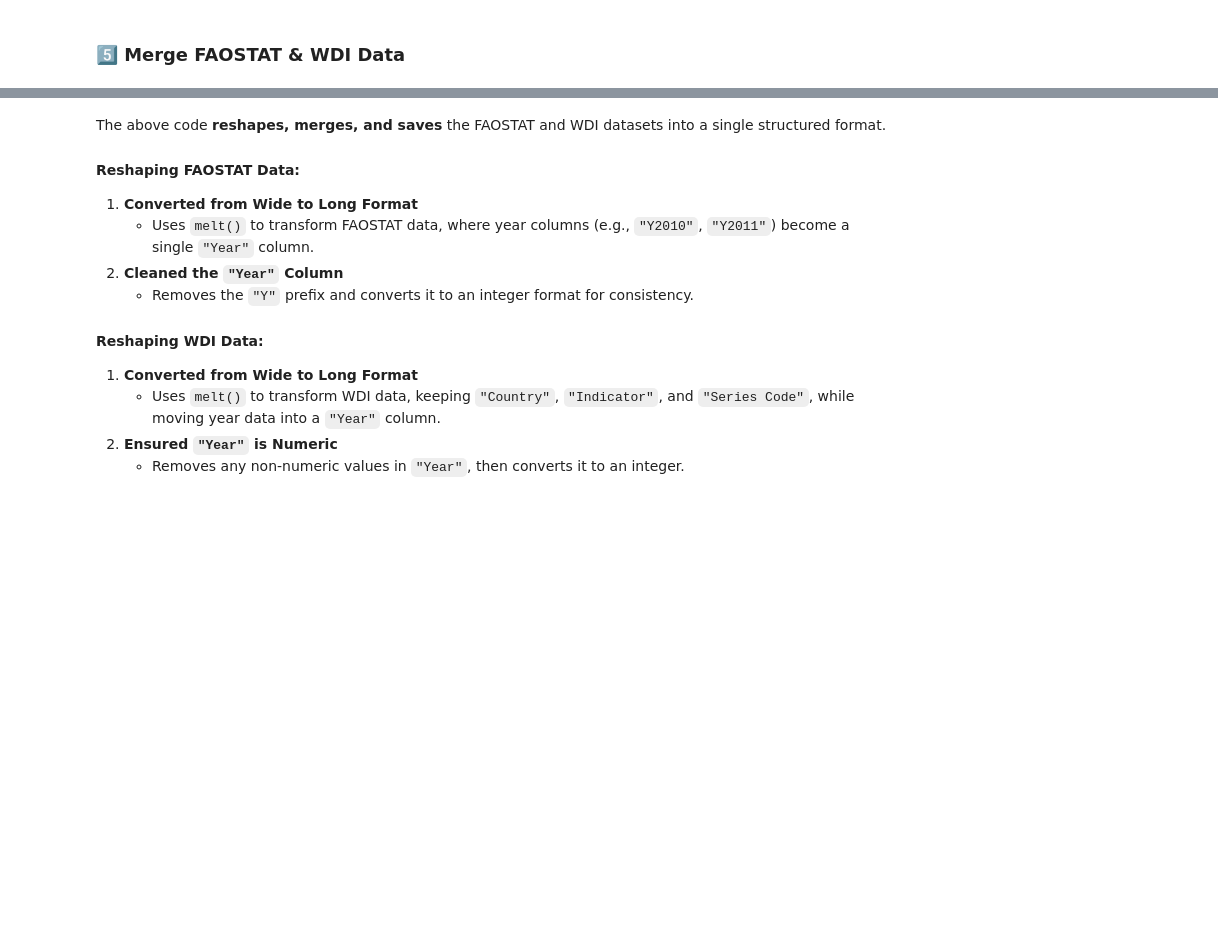
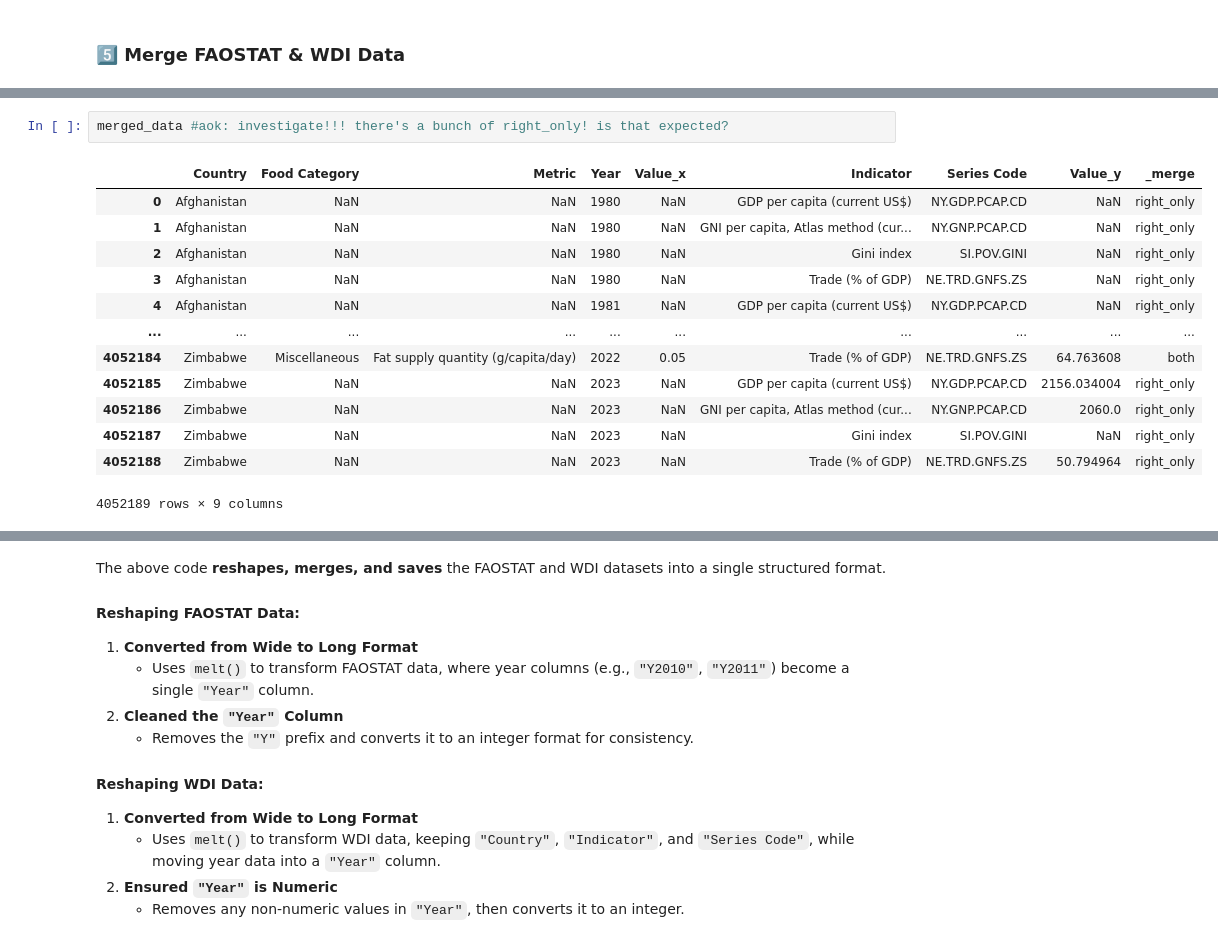
Before and after one commit to chetan-957/Data-Management-sp2025, a Jupyter notebook: ps2.ipynb, the cells around one changed output, grey strips where cells are left out. Saved outputs shown, nothing was run; the diff lists cells and outputs as text; blank space fills up the shorter version.

```diff
--- a/ps2.ipynb
+++ b/ps2.ipynb
@@ -336,0 +392,16 @@ Merged Dataset Sample:
+# %%
+merged_data #aok: investigate!!! there's a bunch of right_only! is that expected?
+# %% [output]
+|  | Country | Food Category | Metric | Year | Value_x | Indicator | Series Code | Value_y | _merge |
+| 0 | Afghanistan | NaN | NaN | 1980 | NaN | GDP per capita (current US$) | NY.GDP.PCAP.CD | NaN | right_only |
+| 1 | Afghanistan | NaN | NaN | 1980 | NaN | GNI per capita, Atlas method (cur... | NY.GNP.PCAP.CD | NaN | right_only |
+| 2 | Afghanistan | NaN | NaN | 1980 | NaN | Gini index | SI.POV.GINI | NaN | right_only |
+| 3 | Afghanistan | NaN | NaN | 1980 | NaN | Trade (% of GDP) | NE.TRD.GNFS.ZS | NaN | right_only |
+| 4 | Afghanistan | NaN | NaN | 1981 | NaN | GDP per capita (current US$) | NY.GDP.PCAP.CD | NaN | right_only |
+| ... | ... | ... | ... | ... | ... | ... | ... | ... | ... |
+| 4052184 | Zimbabwe | Miscellaneous | Fat supply quantity (g/capita/day) | 2022 | 0.05 | Trade (% of GDP) | NE.TRD.GNFS.ZS | 64.763608 | both |
+| 4052185 | Zimbabwe | NaN | NaN | 2023 | NaN | GDP per capita (current US$) | NY.GDP.PCAP.CD | 2156.034004 | right_only |
+| 4052186 | Zimbabwe | NaN | NaN | 2023 | NaN | GNI per capita, Atlas method (cur... | NY.GNP.PCAP.CD | 2060.0 | right_only |
+| 4052187 | Zimbabwe | NaN | NaN | 2023 | NaN | Gini index | SI.POV.GINI | NaN | right_only |
+| 4052188 | Zimbabwe | NaN | NaN | 2023 | NaN | Trade (% of GDP) | NE.TRD.GNFS.ZS | 50.794964 | right_only |
+4052189 rows × 9 columns
```
Also changed, not shown: parts of 18 cells of this notebook.
